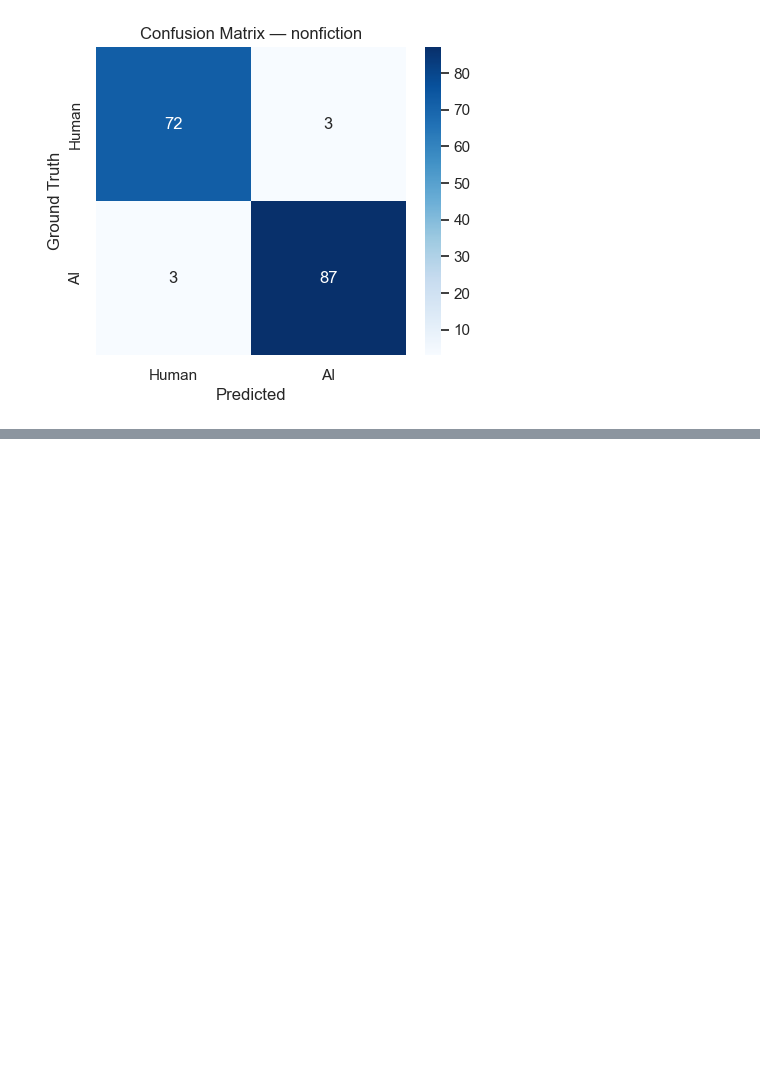
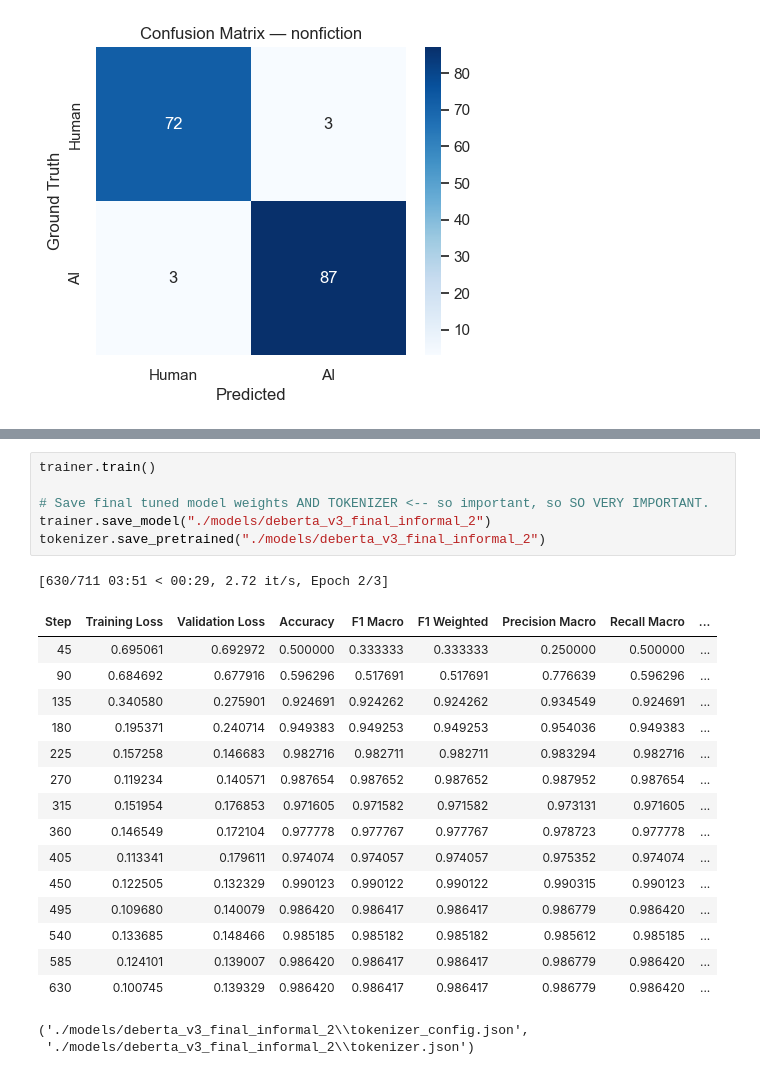
Before and after one commit to 4cekay/B101-Group2-NLP-Project, a Jupyter notebook: DetectorModel.ipynb, the cells around one changed output, grey strips where cells are left out. Drawn from its saved outputs; the diff is of its cells as text; blank space fills up the shorter version.

```diff
--- a/DetectorModel.ipynb
+++ b/DetectorModel.ipynb
@@ -891,0 +990,25 @@ for subtype, group in external_eval_df.groupby('sub-type'):
+# %%
+trainer.train()
+
+# Save final tuned model weights AND TOKENIZER <-- so important, so SO VERY IMPORTANT.
+trainer.save_model("./models/deberta_v3_final_informal_2")
+tokenizer.save_pretrained("./models/deberta_v3_final_informal_2")
+# %% [output]
+[630/711 03:51 < 00:29, 2.72 it/s, Epoch 2/3]
+| Step | Training Loss | Validation Loss | Accuracy | F1 Macro | F1 Weighted | Precision Macro | Recall Macro | ... |
+| 45 | 0.695061 | 0.692972 | 0.500000 | 0.333333 | 0.333333 | 0.250000 | 0.500000 | ... |
+| 90 | 0.684692 | 0.677916 | 0.596296 | 0.517691 | 0.517691 | 0.776639 | 0.596296 | ... |
+| 135 | 0.340580 | 0.275901 | 0.924691 | 0.924262 | 0.924262 | 0.934549 | 0.924691 | ... |
+| 180 | 0.195371 | 0.240714 | 0.949383 | 0.949253 | 0.949253 | 0.954036 | 0.949383 | ... |
+| 225 | 0.157258 | 0.146683 | 0.982716 | 0.982711 | 0.982711 | 0.983294 | 0.982716 | ... |
+| 270 | 0.119234 | 0.140571 | 0.987654 | 0.987652 | 0.987652 | 0.987952 | 0.987654 | ... |
+| 315 | 0.151954 | 0.176853 | 0.971605 | 0.971582 | 0.971582 | 0.973131 | 0.971605 | ... |
+| 360 | 0.146549 | 0.172104 | 0.977778 | 0.977767 | 0.977767 | 0.978723 | 0.977778 | ... |
+| 405 | 0.113341 | 0.179611 | 0.974074 | 0.974057 | 0.974057 | 0.975352 | 0.974074 | ... |
+| 450 | 0.122505 | 0.132329 | 0.990123 | 0.990122 | 0.990122 | 0.990315 | 0.990123 | ... |
+| 495 | 0.109680 | 0.140079 | 0.986420 | 0.986417 | 0.986417 | 0.986779 | 0.986420 | ... |
+| 540 | 0.133685 | 0.148466 | 0.985185 | 0.985182 | 0.985182 | 0.985612 | 0.985185 | ... |
+| 585 | 0.124101 | 0.139007 | 0.986420 | 0.986417 | 0.986417 | 0.986779 | 0.986420 | ... |
+| 630 | 0.100745 | 0.139329 | 0.986420 | 0.986417 | 0.986417 | 0.986779 | 0.986420 | ... |
+('./models/deberta_v3_final_informal_2\\tokenizer_config.json',
+ './models/deberta_v3_final_informal_2\\tokenizer.json')
```
Also changed, not shown: parts of 12 cells of this notebook.
